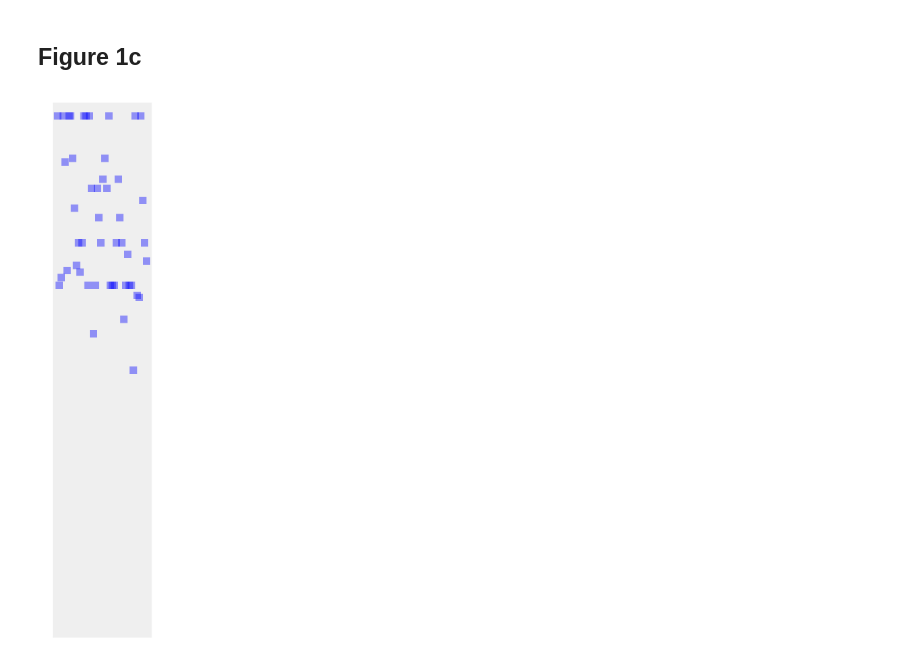
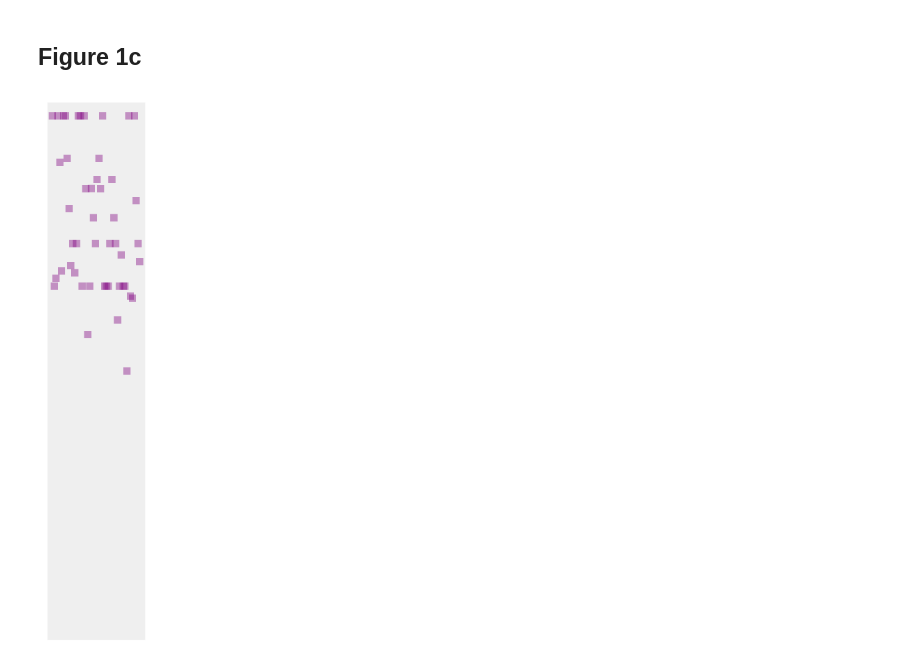
Before and after one commit to ai-for-public-services/structural-insights-into-uk-gov, a Jupyter notebook: notebooks/01-figure-1.ipynb, the cells around one changed output. Cells and saved outputs as stored; diff of their text form; code cells hidden in the pictures.

```diff
--- a/notebooks/01-figure-1.ipynb
+++ b/notebooks/01-figure-1.ipynb
@@ -71,43 +71,44 @@ import matplotlib.pyplot as plt
 import seaborn as sns
 import numpy as np
 
-def plot_one_axis_distribution(values):
+def plot_one_axis_distribution(values, save=False):
     # Set the figure size for portrait layout
     plt.figure(figsize=(1.25, 7), dpi=300, frameon=False)
 
     # Generate x-coordinates with less jitter to minimize overlap
     jittered_x = np.linspace(-0.1, 0.1, len(values))  # Adjust the range as needed
 
     # Create a blue background for the axes
     ax = plt.gca()
     ax.set_facecolor('#efefef')
 
     # Plot the values as red markers with jittered x-coordinates
-    plt.scatter(jittered_x, values, color='blue', marker='s', s=30, alpha=0.4, edgecolors=None, linewidth=0)
+    plt.scatter(jittered_x, values, color='purple', marker='s', s=30, alpha=0.4, edgecolors=None, linewidth=0)
 
     # Set the y-axis limits to match the range (-1 to 1)
     plt.ylim(-1.05, 1.05)
 
     # Remove x-axis and y-axis ticks and labels
     ax.get_xaxis().set_ticks([])
     ax.get_yaxis().set_ticks([])
     ax.set_xticklabels([])
     ax.set_yticklabels([])
     ax.spines['bottom'].set_color('#efefef')
     ax.spines['top'].set_color('#efefef')
     ax.spines['right'].set_color('#efefef')
     ax.spines['left'].set_color('#efefef')
 
     # Save the plot
-    # plt.savefig('./ast-frequency-distribution.png', bbox_inches='tight')
-
-    plt.show()
+    if save == True:
+        plt.savefig('../reports/figures/fig1b-b.png', dpi=300, bbox_inches='tight')
+    else:
+        plt.show()
 
 # Load the dataframe
 analysis_df = pd.read_pickle('../data/processed/dataframes/analysis-df-w-api-data.pkl')
 
 # Example usage:
 values = analysis_df.loc[analysis_df['priority'] == True].RTI
-plot_one_axis_distribution(values)
+plot_one_axis_distribution(values, save=True)
 # %% [output]
-[figure, old version]
+[figure, new version]
```
Also changed, not shown: parts of 1 cell of this notebook, 11 other files.
